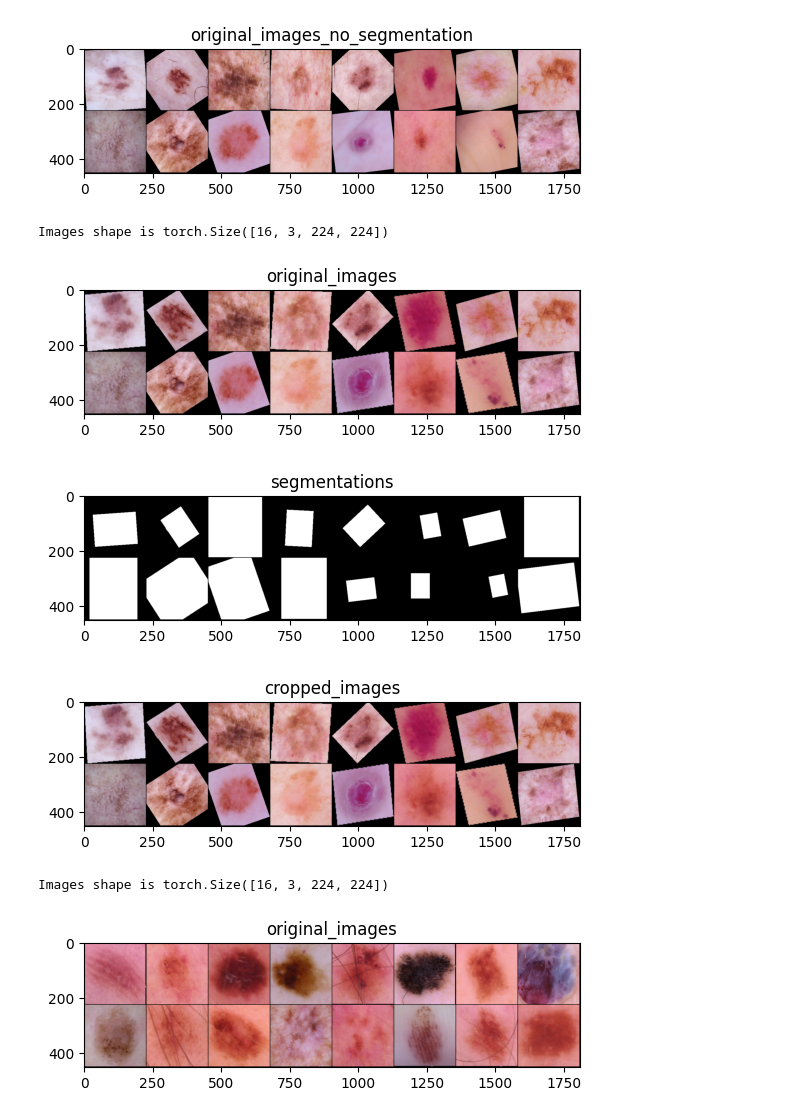
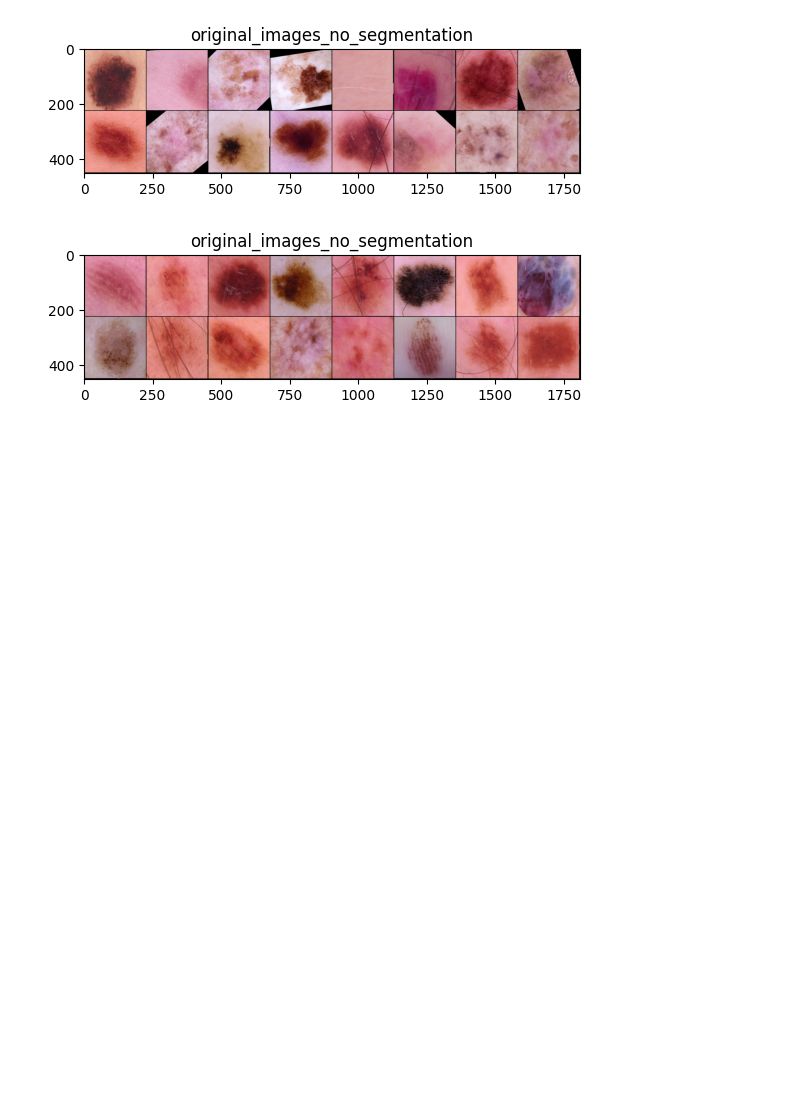
Before and after one commit to CorsiDanilo/skin-lesion-classification, a Jupyter notebook: crop_images.ipynb, the cells around one changed output. Drawn from its saved outputs; the diff is of its cells as text; code cells hidden in the pictures; blank space fills up the shorter version.

Commit message:
Implemented new way of segmenting images

```diff
--- a/crop_images.ipynb
+++ b/crop_images.ipynb
@@ -27,26 +27,23 @@ LOADED METADATA HAS LENGTH 1512
 # %%
-for tr_i, (tr_images, tr_labels, segmentations) in enumerate(train_loader):
+for tr_i, (tr_images, tr_labels) in enumerate(train_loader):
+    tr_images = tr_images.to(torch.float32)
     plot_image_grid(tr_images, "original_images_no_segmentation")
-    tr_images = torch.mul(tr_images, segmentations)
-    print(f"Images shape is {tr_images.shape}")
-    tr_images = crop_roi(tr_images, size=(224,224))
-    plot_image_grid(tr_images, "original_images")
-    plot_image_grid(segmentations, "segmentations")
-    plot_image_grid(tr_images, "cropped_images")
+    # tr_images = torch.mul(tr_images, segmentations)
+    # plot_image_grid(tr_images, "segmented_images_no_crop")
+    # tr_images = crop_roi(tr_images, size=(224,224))
+    # plot_image_grid(tr_images, "segmented_images")
+    # plot_image_grid(segmentations, "segmentations")
     break
-for val_i, (val_images, val_labels, segmentations) in enumerate(val_loader):
-    val_images = torch.mul(val_images, segmentations)
-    print(f"Images shape is {val_images.shape}")
-    val_images = crop_roi(val_images, size=(224,224))
-    plot_image_grid(val_images, "original_images")
-    plot_image_grid(segmentations, "segmentations")
-    plot_image_grid(val_images, "cropped_images")
+for val_i, (val_images, val_labels) in enumerate(val_loader):
+    val_images = val_images.to(torch.float32)
+    plot_image_grid(val_images, "original_images_no_segmentation")
+    # val_images = torch.mul(val_images, segmentations)
+    # print(f"Images shape is {val_images.shape}")
+    # plot_image_grid(val_images, "segmented_images_no_crop")
+    # val_images = crop_roi(val_images, size=(224,224))
+    # plot_image_grid(segmentations, "segmentations")
+    # plot_image_grid(val_images, "cropped_images")
     break
 # %% [output]
-[figure, old version]
+[figure, new version]
-Images shape is torch.Size([16, 3, 224, 224])
-[figure, old version]
+[figure, new version]
-[figure, removed]
-[figure, removed]
-Images shape is torch.Size([16, 3, 224, 224])
-[figure, removed]
```
Also changed, not shown: parts of 3 cells of this notebook, 5 other files.
